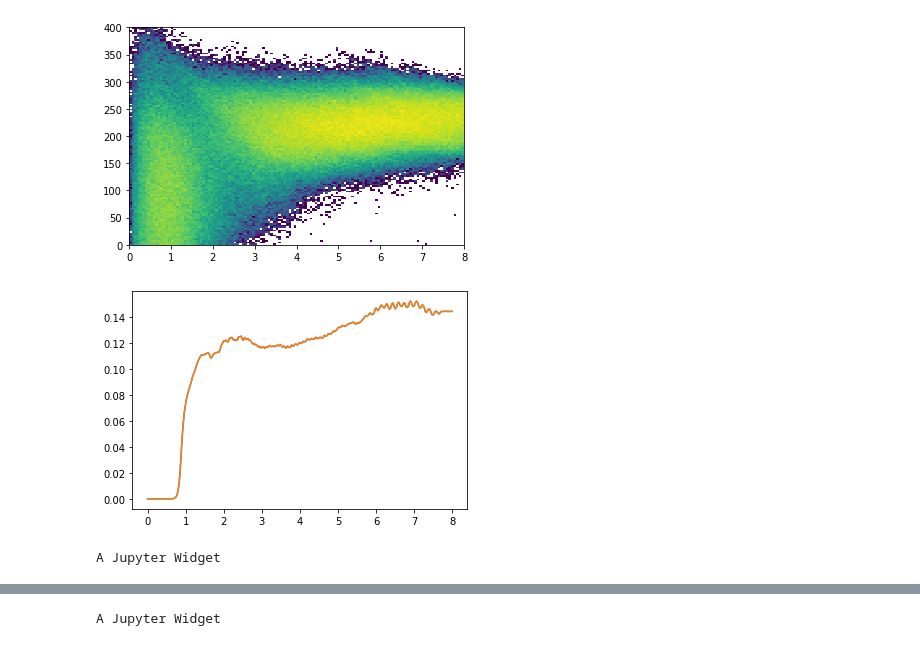
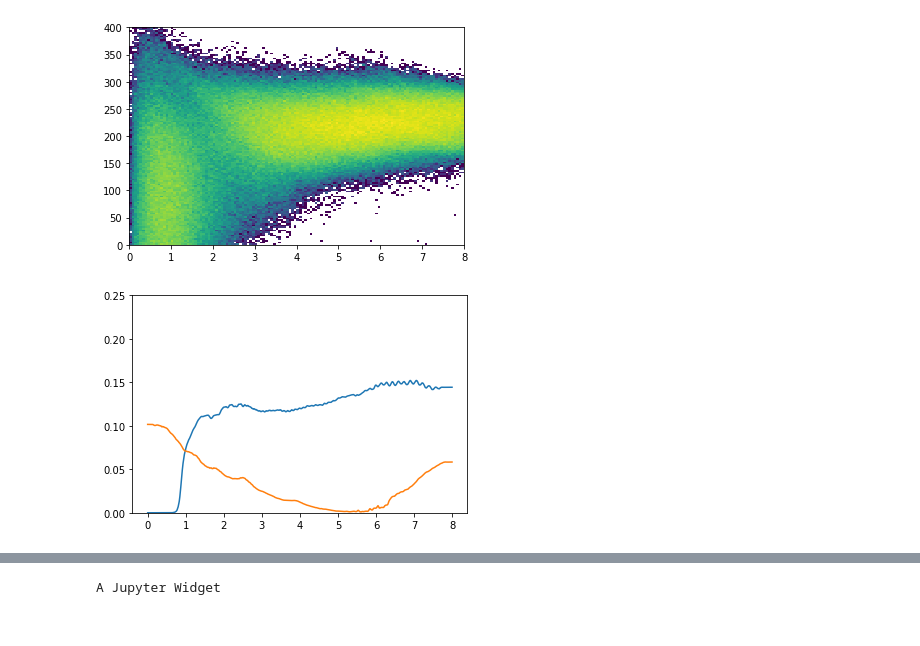
Before and after one commit to gusbeane/gasbar, a Jupyter notebook: notebooks/bar_orbits.ipynb, the cells around one changed output, grey strips where cells are left out. Saved outputs shown, nothing was run; the diff lists cells and outputs as text; code cells hidden in the pictures.

```diff
--- a/notebooks/bar_orbits.ipynb
+++ b/notebooks/bar_orbits.ipynb
@@ -176,38 +142,45 @@ plt.show()
 # %% [output]
 [figure]
 # %%
-ftrapped_list = []
-for i in range(np.shape(in_bar)[0]):
-    in_bar_snap = in_bar[i]
-    frac_trapped = len(np.where(in_bar_snap)[0]) / len(in_bar_snap)
-    ftrapped_list.append(frac_trapped)
+def compute_ftrapped(in_bar):
+    ftrapped_list = []
+    for i in range(np.shape(in_bar)[0]):
+        in_bar_snap = in_bar[i]
+        frac_trapped = len(np.where(in_bar_snap)[0]) / len(in_bar_snap)
+        ftrapped_list.append(frac_trapped)
+
+    return ftrapped_list
+
+ftrapped_list = compute_ftrapped(in_bar)
+ftrapped_gas_list = compute_ftrapped(in_bar_gas)
+# %%
+def compute_ftrapped(in_bar_out):
+    nsnap = np.shape(in_bar_out[0])[0]
+
+    Ninbar = np.zeros(nsnap).astype(np.int)
+    Ntot = np.zeros(nsnap).astype(np.int)
+
+    # first loop is over chunks, second loop is over snapshots
+    for in_bar in in_bar_out:
+        for i in range(np.shape(in_bar)[0]):
+            in_bar_snap = in_bar[i]
+            Ninbar[i] += len(np.where(in_bar_snap)[0])
+            Ntot[i] += len(in_bar_snap)
+
+    ftrapped = np.zeros(nsnap)
+    for i in range(nsnap):
+        ftrapped[i] = Ninbar[i]/Ntot[i]
+
+    return ftrapped
+
+ftrapped_Nbody4 = compute_ftrapped(in_bar_out_Nbody4)
+ftrapped_Nbody3 = compute_ftrapped(in_bar_out_Nbody3)
+ftrapped_gas4 = compute_ftrapped(in_bar_out_gas4)
+ftrapped_gas3 = compute_ftrapped(in_bar_out_gas3)
 # %%
-plt.plot(tlist[:1600], ftrapped_list)
+plt.plot(tlist, ftrapped_Nbody4)
+plt.plot(tlist, ftrapped_gas4)
+plt.ylim(0, 0.25)
 plt.show()
 # %% [output]
-[figure, old version]
+[figure, new version]
-# %%
-idx_list = np.arange(0, 1600, 50)
-bar_prop_list = []
-for idx in tqdm(idx_list):
-    frac_trapped = len(np.where(in_bar[idx])[0])/len(in_bar[idx])
-
-    sn = read_snap(idx, 0, lvl='lvl4', parttype=[2])
-    pos_sorted = sn.part2.pos.value[np.argsort(sn.part2.id)]
-    vel_sorted = sn.part2.vel.value[np.argsort(sn.part2.id)]
-
-    pos_inbar = pos_sorted[in_bar[idx]]
-    vel_inbar = vel_sorted[in_bar[idx]]
-
-    Mbar = sn.MassTable[2] * len(pos_inbar)
-    Lzbar = sn.MassTable[2] * np.sum(np.cross(pos_inbar, vel_inbar)[:,2])
-
-
-    R = np.linalg.norm(pos_inbar[:,:2], axis=1)
-    Rbar = np.percentile(R, 99)
-
-    bar_prop_list.append([sn.Time.value, frac_trapped, Rbar, Mbar, Lzbar])
-
-bar_prop_list = np.array(bar_prop_list)
-# %% [output]
-A Jupyter Widget
```
Also changed, not shown: parts of 28 cells of this notebook, 3 other files.
